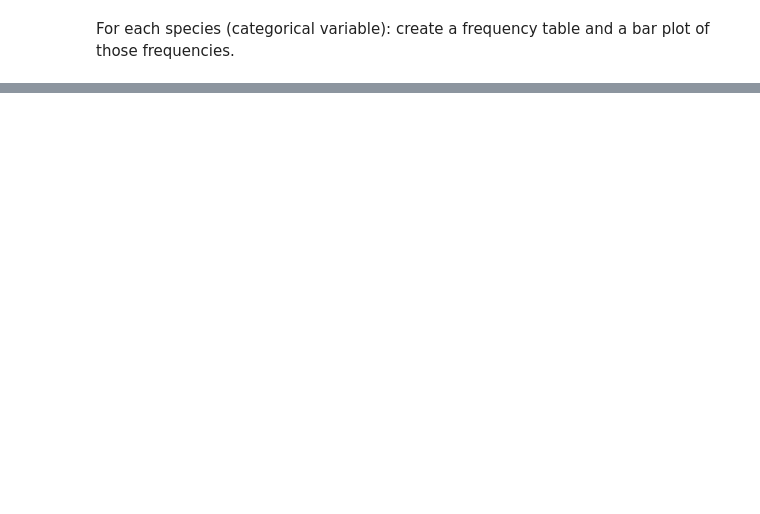
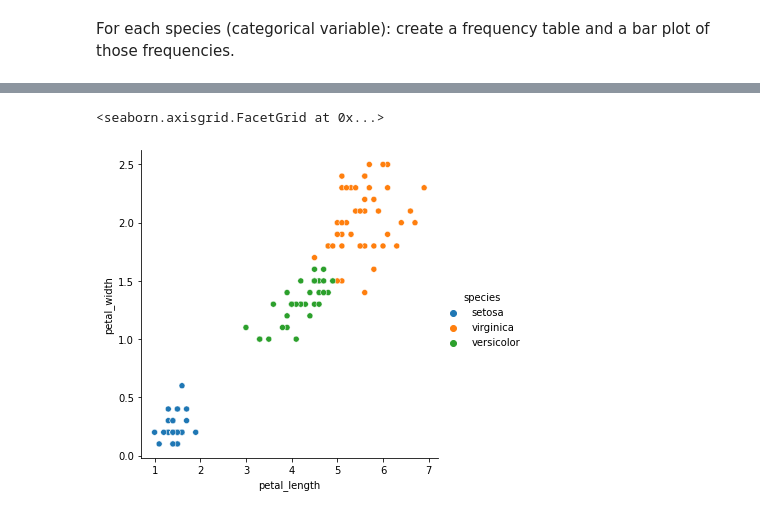
Before and after one commit to richie-p-meyer/classification-exercises, a Jupyter notebook: classification_exercises.ipynb, the cells around one changed output, grey strips where cells are left out. Saved outputs shown, nothing was run; the diff lists cells and outputs as text; code cells hidden in the pictures; blank space fills up the shorter version.

```diff
--- a/classification_exercises.ipynb
+++ b/classification_exercises.ipynb
@@ -425,0 +386,5 @@ Petal width is not significantly different between setosa and versicolor
+# %%
+sns.relplot(data=train_iris,hue='species',x='petal_length',y='petal_width')
+# %% [output]
+<seaborn.axisgrid.FacetGrid at 0x...>
+[figure, added]
```
Also changed, not shown: parts of 73 cells of this notebook, 1 other file.
